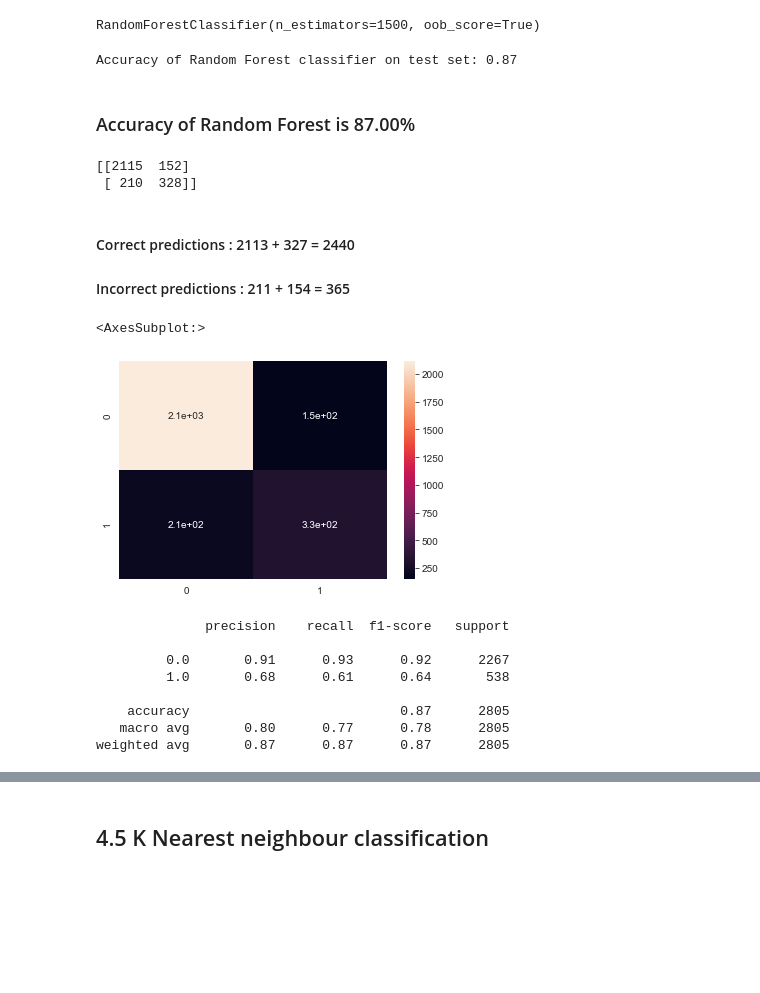
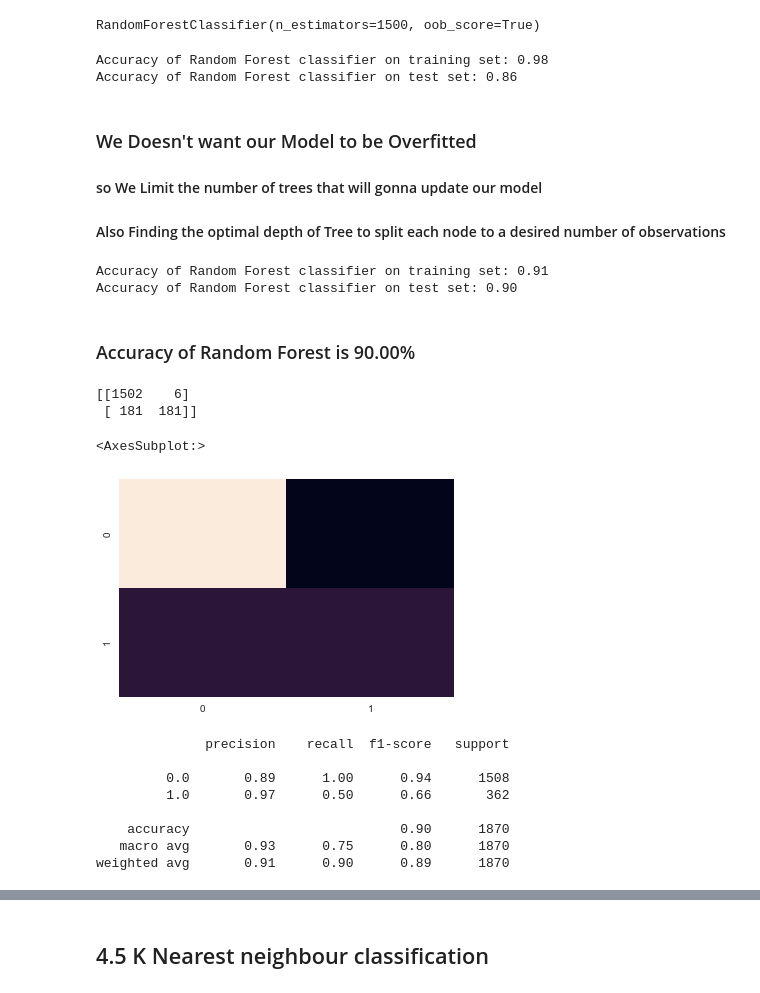
Before and after one commit to AshwinUniyal/Major_Project, a Jupyter notebook: Stage 2 Churn rate duplicatesRemoved-Copy1.ipynb, the cells around one changed output, grey strips where cells are left out. Drawn from its saved outputs; the diff is of its cells as text; code cells hidden in the pictures; blank space fills up the shorter version.

```diff
--- a/Stage 2 Churn rate duplicatesRemoved-Copy1.ipynb
+++ b/Stage 2 Churn rate duplicatesRemoved-Copy1.ipynb
@@ -386,7 +389,7 @@ from sklearn.linear_model import LogisticRegression
 from sklearn.model_selection import train_test_split
 import seaborn as sns
 
-X_train, X_test, y_train, y_test = train_test_split(X, y, test_size=0.3, random_state=0)
+X_train, X_test, y_train, y_test = train_test_split(X, y, test_size=0.2, random_state=0)
 
 print(X_train.shape)
 print(X_test.shape)
@@ -624,36 +633,51 @@ rf_clf.fit(X_train, y_train)
 RandomForestClassifier(n_estimators=1500, oob_score=True)
 # %%
 y_predRF = rf_clf.predict(X_test)
+print('Accuracy of Random Forest classifier on training set: {:.2f}'.format(rf_clf.score(X_train, y_train)))
+
 print('Accuracy of Random Forest classifier on test set: {:.2f}'.format(rf_clf.score(X_test, y_test)))
 # %% [output]
-Accuracy of Random Forest classifier on test set: 0.87
+Accuracy of Random Forest classifier on training set: 0.98
+Accuracy of Random Forest classifier on test set: 0.86
+# %% [markdown]
+### We Doesn't want our Model to be Overfitted
+#### so We Limit the number of trees that will gonna update our model
+
+#### Also Finding the optimal depth of Tree to split each node to a desired number of observations
+# %%
+rf_clf = RandomForestClassifier(n_estimators=1500, oob_score=True,max_depth=5)
+rf_clf.fit(X_train, y_train)
+y_predRF = rf_clf.predict(X_test)
+print('Accuracy of Random Forest classifier on training set: {:.2f}'.format(rf_clf.score(X_train, y_train)))
+
+print('Accuracy of Random Forest classifier on test set: {:.2f}'.format(rf_clf.score(X_test, y_test)))
+# %% [output]
+Accuracy of Random Forest classifier on training set: 0.91
+Accuracy of Random Forest classifier on test set: 0.90
 # %% [markdown]
-### Accuracy of Random Forest is 87.00%
+### Accuracy of Random Forest is 90.00%
 # %%
 from sklearn import metrics
 from sklearn.metrics import confusion_matrix
 confusion_matrix = confusion_matrix(y_test, y_predRF)
 print(confusion_matrix)
 # %% [output]
-[[2115  152]
- [ 210  328]]
+[[1502    6]
+ [ 181  181]]
-# %% [markdown]
-#### Correct predictions    : 2113  +   327  = 2440
-#### Incorrect predictions :  211   +   154  =  365
 # %%
-sns.heatmap(confusion_matrix,annot=True)
+sns.heatmap(confusion_matrix,cbar=False)
 # %% [output]
 <AxesSubplot:>
-[figure, old version]
+[figure, new version]
 # %%
 from sklearn.metrics import classification_report
 print(classification_report(y_test, y_predRF))
 # %% [output]
               precision    recall  f1-score   support
 
-         0.0       0.91      0.93      0.92      2267
-         1.0       0.68      0.61      0.64       538
+         0.0       0.89      1.00      0.94      1508
+         1.0       0.97      0.50      0.66       362
 
-    accuracy                           0.87      2805
-   macro avg       0.80      0.77      0.78      2805
-weighted avg       0.87      0.87      0.87      2805
+    accuracy                           0.90      1870
+   macro avg       0.93      0.75      0.80      1870
+weighted avg       0.91      0.90      0.89      1870
```
Also changed, not shown: parts of 38 cells of this notebook, 1 other file.
